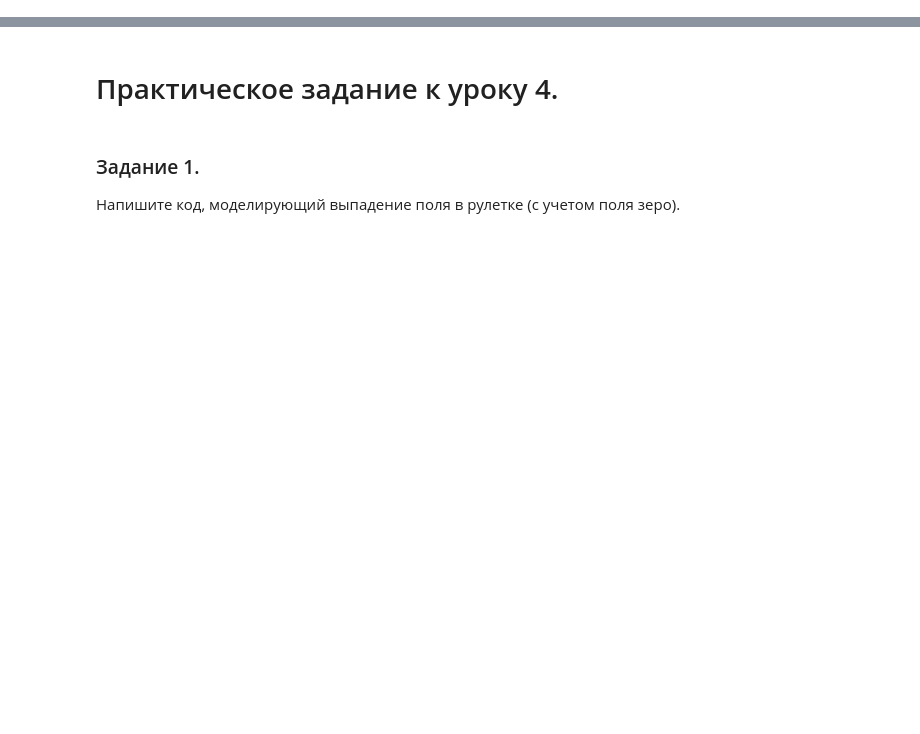
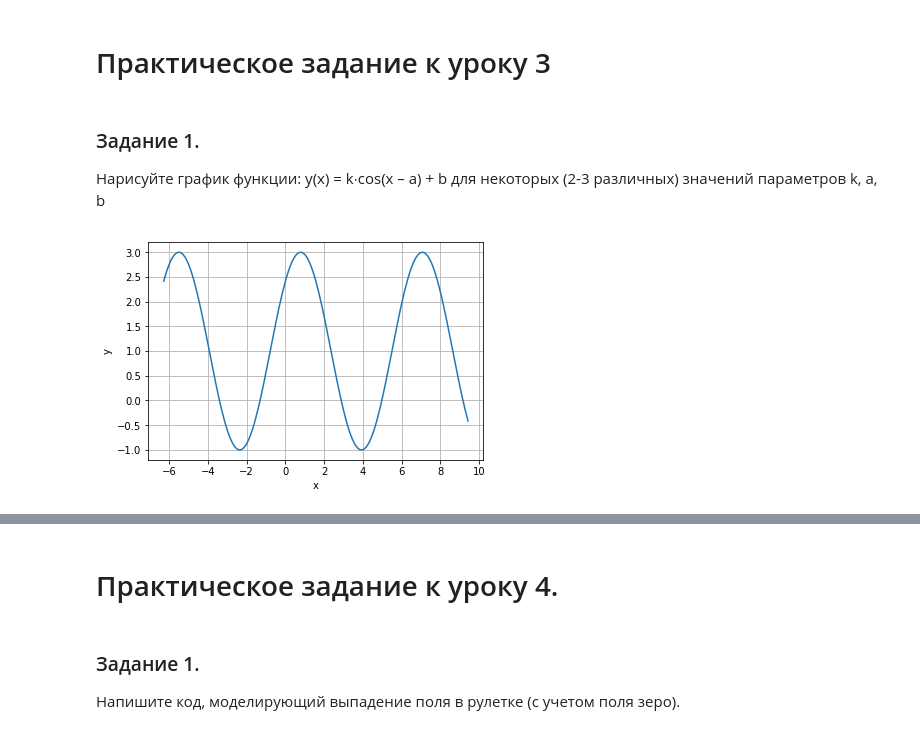
Before and after one commit to francuzovd/higher_mathematics, a Jupyter notebook: HW_lesson_2.ipynb, the cells around one changed output, grey strips where cells are left out. Saved outputs shown, nothing was run; the diff lists cells and outputs as text; code cells hidden in the pictures; blank space fills up the shorter version.

```diff
--- a/HW_lesson_2.ipynb
+++ b/HW_lesson_2.ipynb
@@ -1,3 +1,19 @@
 # %%
 import numpy as np
 import matplotlib.pyplot as plt
+# %% [markdown]
+# Практическое задание к уроку 3
+# %% [markdown]
+### Задание 1.
+Нарисуйте график функции:
+y(x) = k∙cos(x – a) + b
+для некоторых (2-3 различных) значений параметров k, a, b
+# %%
+x = np.linspace(-2 * np.pi, 3 * np.pi, 201)
+y = 2 * np.cos(x - np.pi / 4) + 1
+plt.plot(x, y)
+plt.xlabel('x')
+plt.ylabel('y')
+plt.grid(True)
+# %% [output]
+[figure, added]
```
Also changed, not shown: parts of 31 cells of this notebook.
